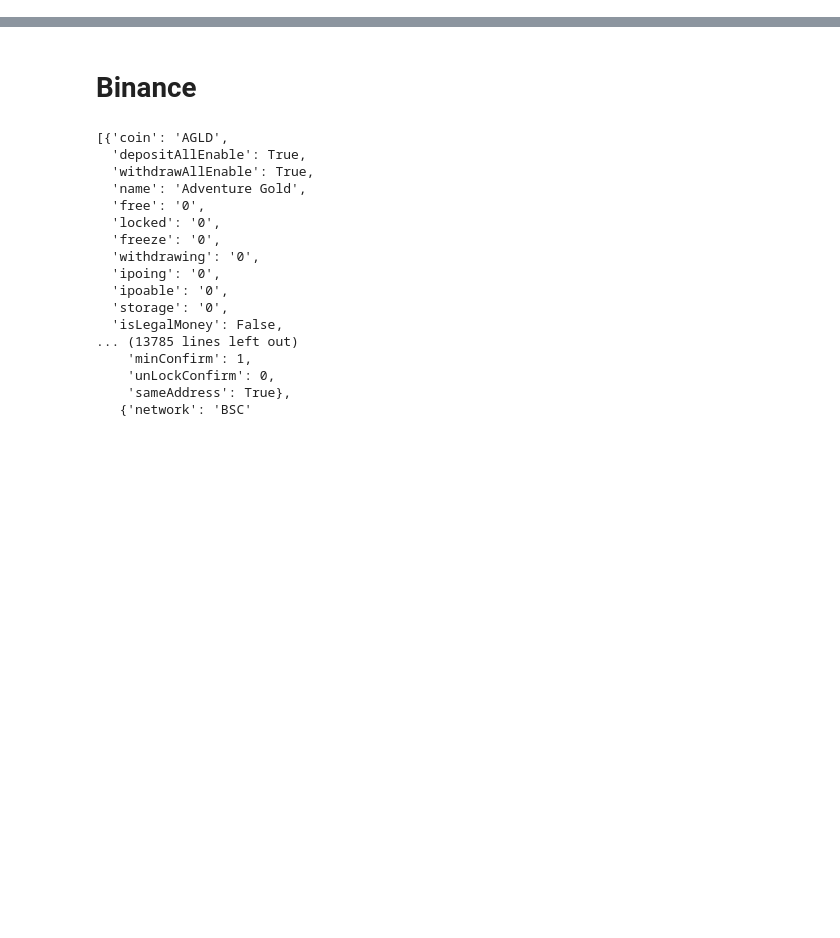
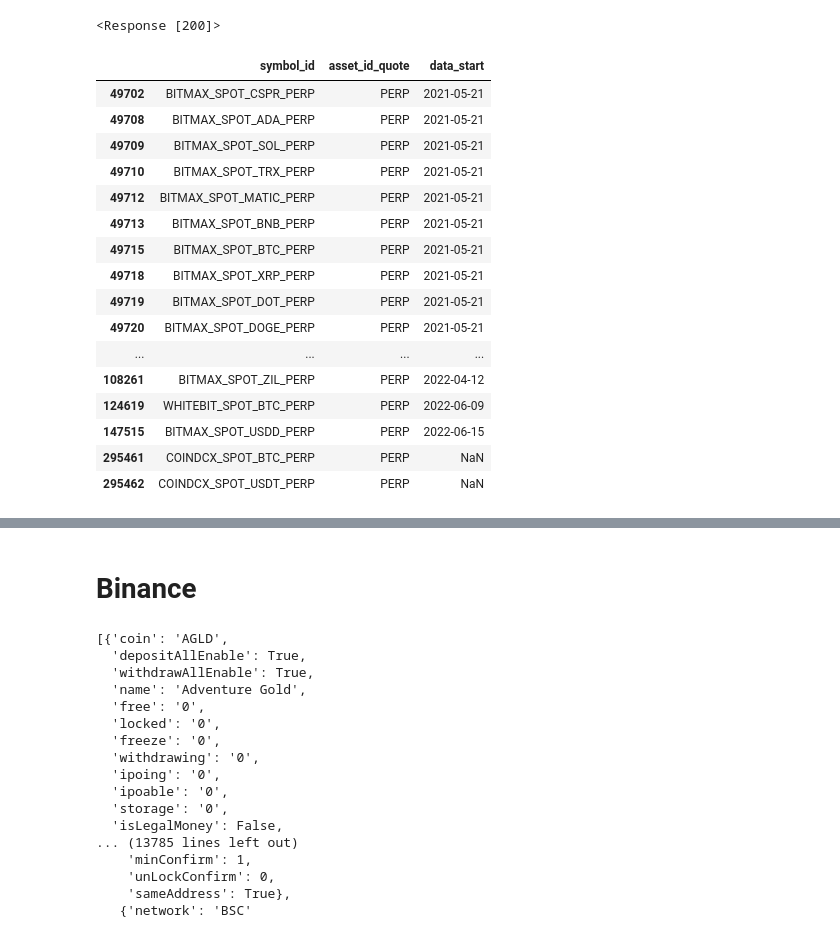
Before and after one commit to regression-gerry/hurst_capstone, a Jupyter notebook: notebooks/research_test.ipynb, the cells around one changed output, grey strips where cells are left out. Drawn from its saved outputs; the diff is of its cells as text; code cells hidden in the pictures; blank space fills up the shorter version.

```diff
--- a/notebooks/research_test.ipynb
+++ b/notebooks/research_test.ipynb
@@ -0,0 +8,17 @@
+# %%
+import requests
+url = 'https://rest.coinapi.io/v1/symbols'
+headers = {'X-CoinAPI-Key' : '815D4FD7-0E6C-45EB-8837-1641175407AC'}
+response = requests.get(url, headers=headers)
+
+if response.status_code == 200:
+    # wrangle as df
+
+else:
+    break
+
+# df = pd.DataFrame(response)
+# %% [output]
+<Response [200]>
+# %%
+symbols = pd.DataFrame(response.json())
@@ -0,0 +27,22 @@
+# %%
+filter_df = symbols[['symbol_id', 'asset_id_quote', 'data_start']]
+# %%
+filter_df.loc[filter_df['asset_id_quote'] == 'PERP']
+# %% [output]
+|  | symbol_id | asset_id_quote | data_start |
+| 49702 | BITMAX_SPOT_CSPR_PERP | PERP | 2021-05-21 |
+| 49708 | BITMAX_SPOT_ADA_PERP | PERP | 2021-05-21 |
+| 49709 | BITMAX_SPOT_SOL_PERP | PERP | 2021-05-21 |
+| 49710 | BITMAX_SPOT_TRX_PERP | PERP | 2021-05-21 |
+| 49712 | BITMAX_SPOT_MATIC_PERP | PERP | 2021-05-21 |
+| 49713 | BITMAX_SPOT_BNB_PERP | PERP | 2021-05-21 |
+| 49715 | BITMAX_SPOT_BTC_PERP | PERP | 2021-05-21 |
+| 49718 | BITMAX_SPOT_XRP_PERP | PERP | 2021-05-21 |
+| 49719 | BITMAX_SPOT_DOT_PERP | PERP | 2021-05-21 |
+| 49720 | BITMAX_SPOT_DOGE_PERP | PERP | 2021-05-21 |
+| ... | ... | ... | ... |
+| 108261 | BITMAX_SPOT_ZIL_PERP | PERP | 2022-04-12 |
+| 124619 | WHITEBIT_SPOT_BTC_PERP | PERP | 2022-06-09 |
+| 147515 | BITMAX_SPOT_USDD_PERP | PERP | 2022-06-15 |
+| 295461 | COINDCX_SPOT_BTC_PERP | PERP | NaN |
+| 295462 | COINDCX_SPOT_USDT_PERP | PERP | NaN |
```
Also changed, not shown: parts of 11 cells of this notebook, 5 other files.
